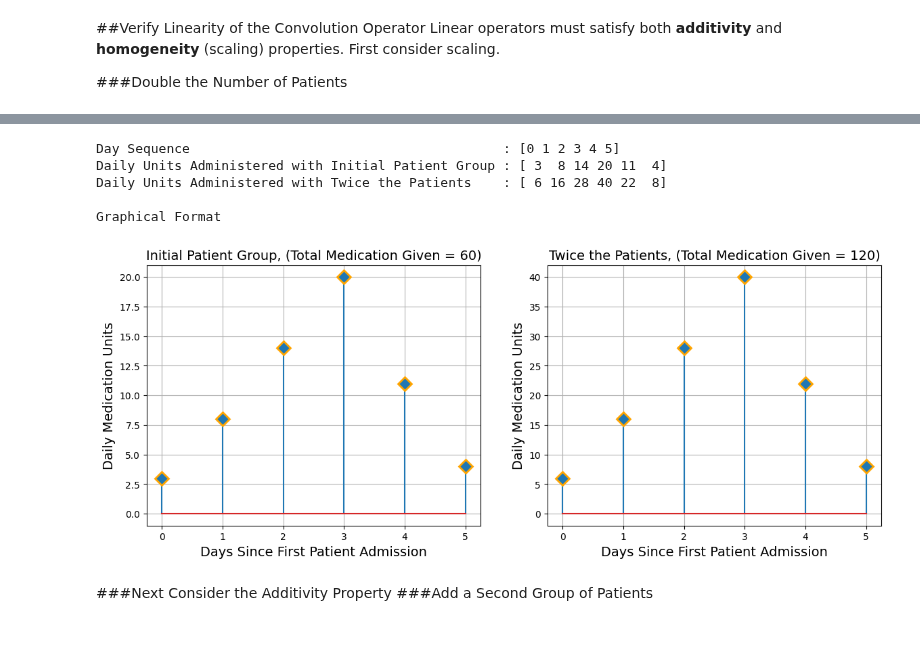
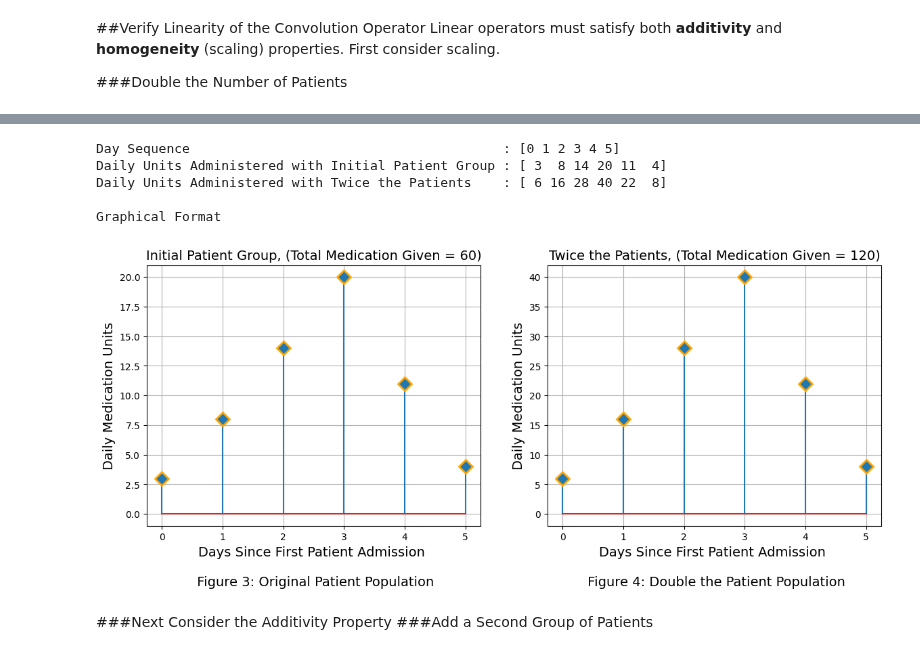
Before and after one commit to Domenikos/Digital_Convolution, a Jupyter notebook: Digital_Convolution.ipynb, the cells around one changed output, grey strips where cells are left out. Cells and saved outputs as stored; diff of their text form; code cells hidden in the pictures.

```diff
--- a/Digital_Convolution.ipynb
+++ b/Digital_Convolution.ipynb
@@ -129,36 +140,36 @@ print('Daily Units Administered with Twice the Patients    :',yD)
 print('\nGraphical Format')
 dict = {'y':y,'y_D':yD}
 med_total = np.sum(y)
 df = pd.DataFrame(dict)
 df.style
 
 plt.figure(figsize=[14, 5])
 plt.subplot(1, 2, 1)
 (markers, stemlines, baseline) = plt.stem(n,y)
 plt.setp(markers, marker='D', markersize=10, markeredgecolor="orange", markeredgewidth=2)
 plt.grid()
-plt.xlabel('Days Since First Patient Admission', fontsize = 14)
+plt.xlabel('Days Since First Patient Admission \n\n Figure 3: Original Patient Population', fontsize = 14)
 plt.ylabel('Daily Medication Units', fontsize = 14)
 plt.title('Initial Patient Group, (Total Medication Given = '+str(med_total)+')',
           fontsize = 14)
 #plt.show()
 plt.subplot(1, 2, 2)
 med_total = np.sum(yD)
 (markers, stemlines, baseline) = plt.stem(n,yD)
 plt.setp(markers, marker='D', markersize=10, markeredgecolor="orange", markeredgewidth=2)
 plt.grid()
-plt.xlabel('Days Since First Patient Admission', fontsize = 14)
+plt.xlabel('Days Since First Patient Admission \n\n Figure 4: Double the Patient Population', fontsize = 14)
 plt.ylabel('Daily Medication Units', fontsize = 14)
 plt.title('Twice the Patients, (Total Medication Given = '+str(med_total)+')',
           fontsize = 14)
 plt.show()
 # %% [output]
 Day Sequence                                        : [0 1 2 3 4 5]
 Daily Units Administered with Initial Patient Group : [ 3  8 14 20 11  4]
 Daily Units Administered with Twice the Patients    : [ 6 16 28 40 22  8]
 
 Graphical Format
-[figure, old version]
+[figure, new version]
 # %% [markdown]
 ###Next Consider the Additivity Property
 ###Add a Second Group of Patients
```
Also changed, not shown: parts of 3 cells of this notebook.
